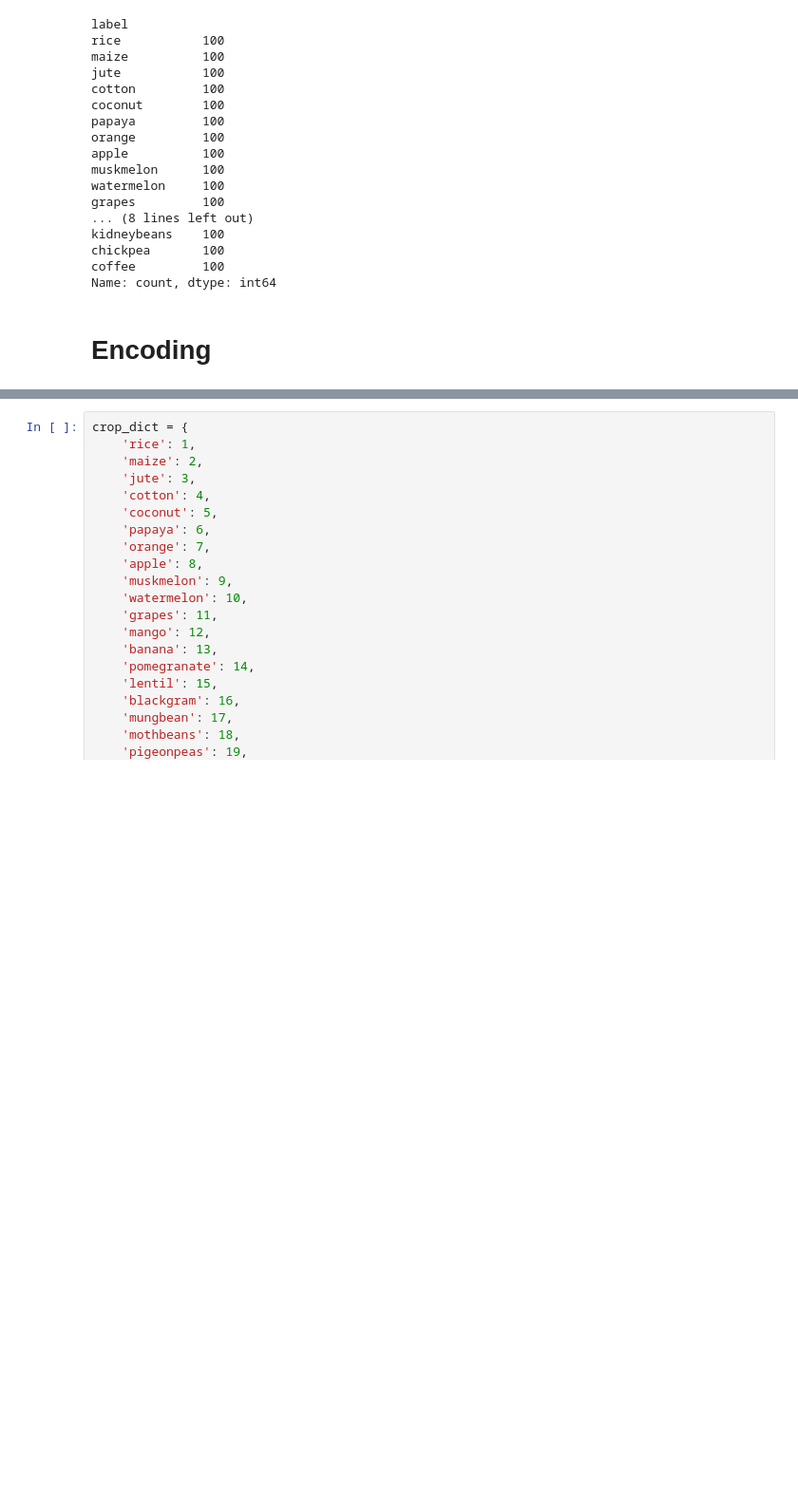
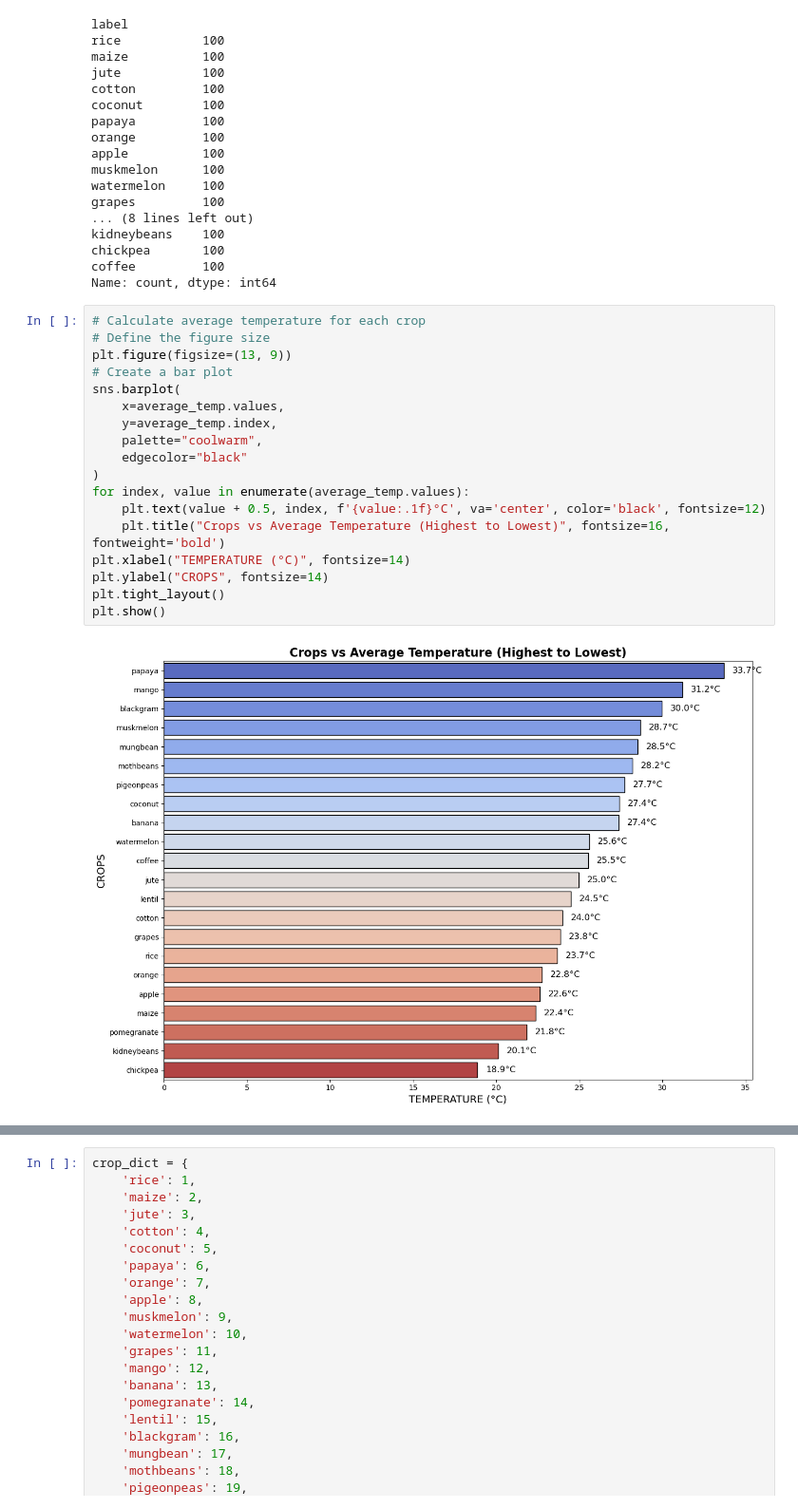
Before and after one commit to Kishan2198/Projectcrop, a Jupyter notebook: crop_recommendation_system.ipynb, the cells around one changed output, grey strips where cells are left out. Shown: that part at 95% size. Drawn from its saved outputs; the diff is of its cells as text; blank space fills up the shorter version.

Commit message:
Added plots for EDA and made changes in result

```diff
--- a/crop_recommendation_system.ipynb
+++ b/crop_recommendation_system.ipynb
@@ -85,5 +61,23 @@ kidneybeans    100
 chickpea       100
 coffee         100
 Name: count, dtype: int64
-# %% [markdown]
-# Encoding
+# %%
+# Calculate average temperature for each crop
+# Define the figure size
+plt.figure(figsize=(13, 9))
+# Create a bar plot
+sns.barplot(
+    x=average_temp.values,
+    y=average_temp.index,
+    palette="coolwarm",
+    edgecolor="black"
+)
+for index, value in enumerate(average_temp.values):
+    plt.text(value + 0.5, index, f'{value:.1f}°C', va='center', color='black', fontsize=12)
+    plt.title("Crops vs Average Temperature (Highest to Lowest)", fontsize=16, fontweight='bold')
+plt.xlabel("TEMPERATURE (°C)", fontsize=14)
+plt.ylabel("CROPS", fontsize=14)
+plt.tight_layout()
+plt.show()
+# %% [output]
+[figure, added]
```
Also changed, not shown: parts of 27 cells of this notebook.
